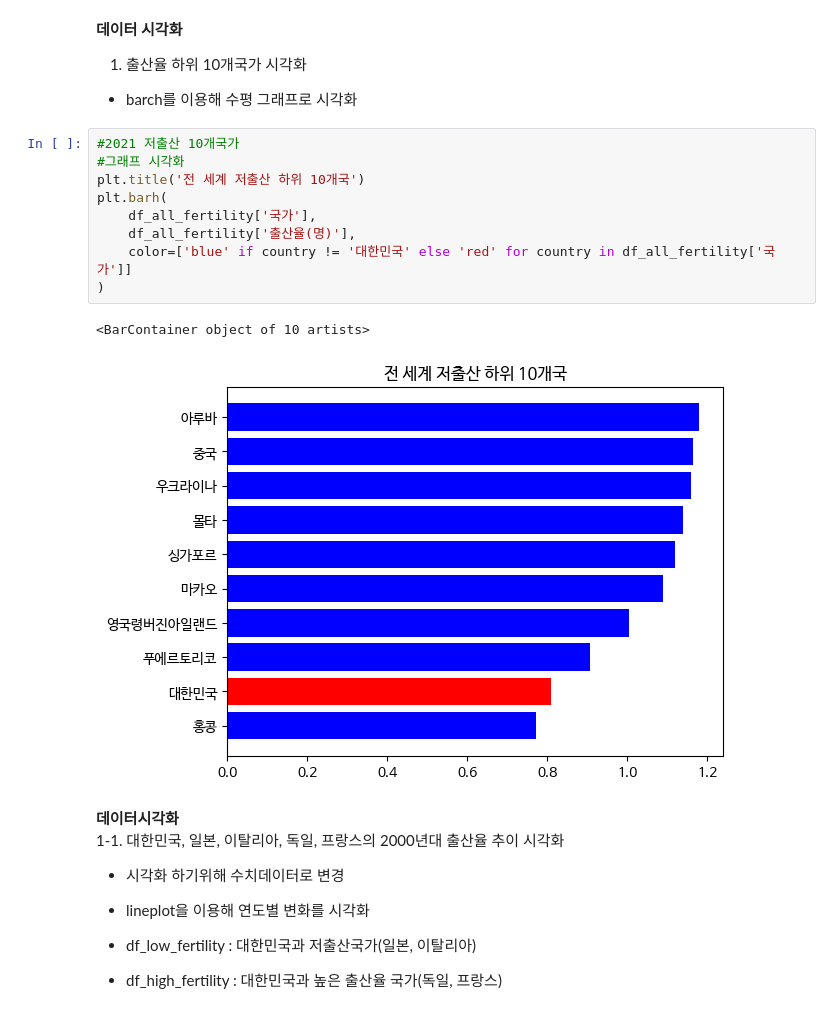
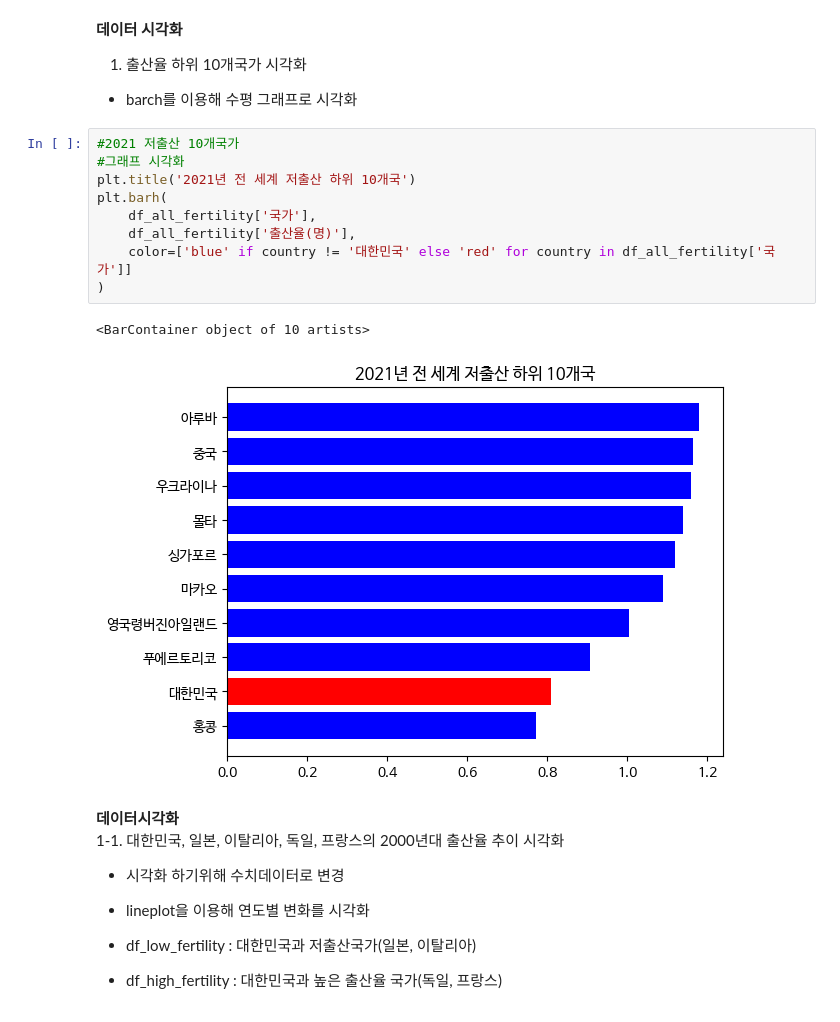
Before and after one commit to MCK-OOTS/DataVisualization, a Jupyter notebook: DataVisualization.ipynb, the cells around one changed output. Drawn from its saved outputs; the diff is of its cells as text.

```diff
--- a/DataVisualization.ipynb
+++ b/DataVisualization.ipynb
@@ -203,15 +205,15 @@ print(df_all_fertility)
 # %%
 #2021 저출산 10개국가
 #그래프 시각화
-plt.title('전 세계 저출산 하위 10개국')
+plt.title('2021년 전 세계 저출산 하위 10개국')
 plt.barh(
     df_all_fertility['국가'],
     df_all_fertility['출산율(명)'],
     color=['blue' if country != '대한민국' else 'red' for country in df_all_fertility['국가']]
 )
 # %% [output]
 <BarContainer object of 10 artists>
-[figure, old version]
+[figure, new version]
 # %% [markdown]
 **데이터시각화**<br>
 1-1. 대한민국, 일본, 이탈리아, 독일, 프랑스의 2000년대 출산율 추이 시각화
```
Also changed, not shown: parts of 27 cells of this notebook.
